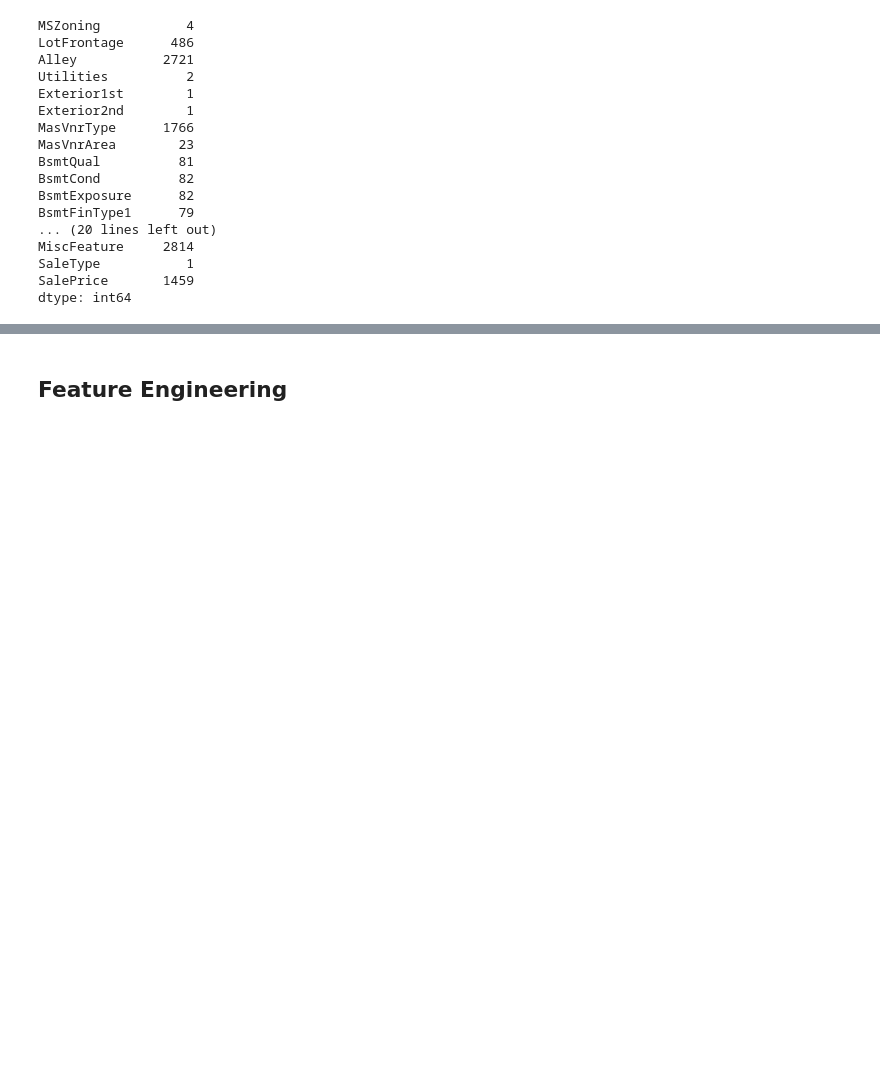
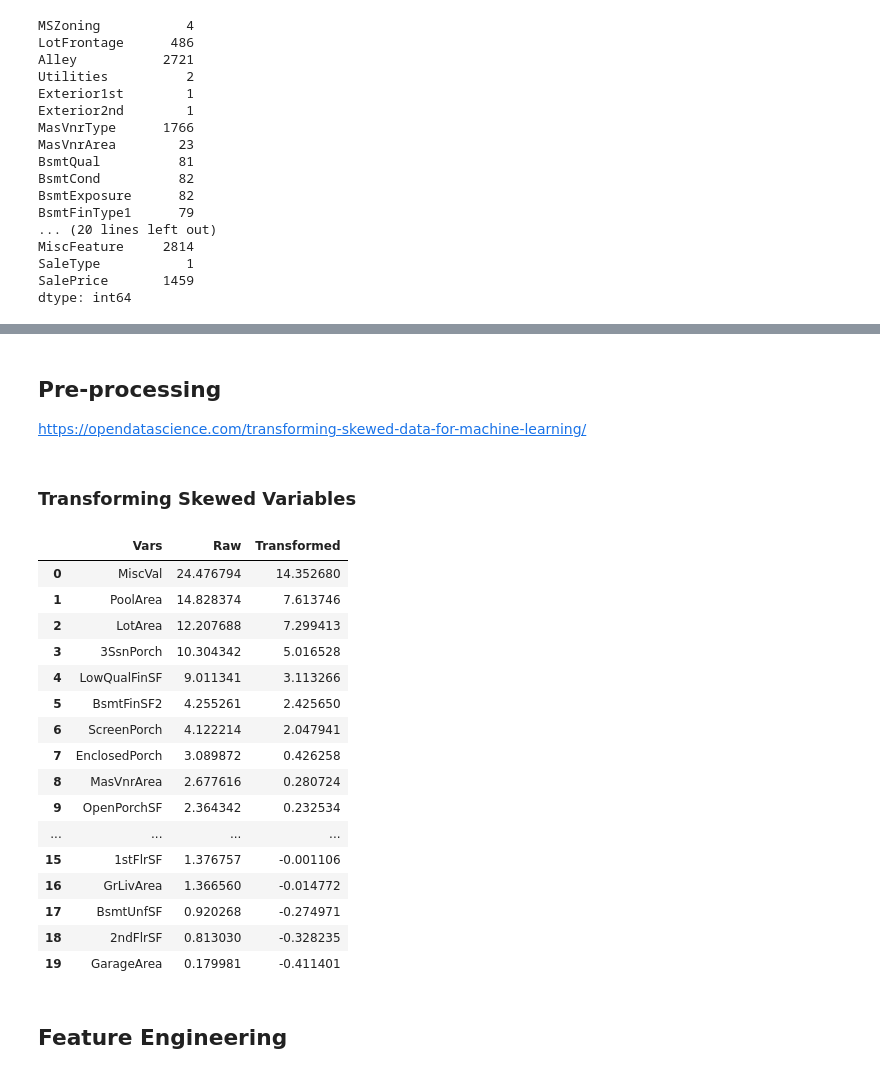
Before and after one commit to stephanie-yz/House-Prices, a Jupyter notebook: 01 Data Cleaning.ipynb, the cells around one changed output, grey strips where cells are left out. Drawn from its saved outputs; the diff is of its cells as text; code cells hidden in the pictures; blank space fills up the shorter version.

Commit message:
unskew and scale continuous variables

```diff
--- a/01 Data Cleaning.ipynb
+++ b/01 Data Cleaning.ipynb
@@ -146,14 +148,15 @@ test_lot = test_raw[['LotFrontage', 'LotArea']]
 test_lot = imp_knn.transform(test_lot)
 
 
-## combine all back in to a single table
+## combine all back in to a single train/test tables
 train_clean = pd.concat([train_cat, train_num, train_lot.drop('LotArea', axis=1), train_raw['SalePrice']], axis=1)
+train_clean = train_clean[train_raw.columns]
+
 test_clean = pd.concat([test_cat, test_num, test_lot.drop('LotArea', axis=1)], axis=1)
-alldata = pd.concat([train_clean, test_clean], axis=0).reset_index(drop=True)
-alldata = alldata[alldata_raw.columns]
+test_clean = test_clean[test_raw.columns]
 
 
 ## check all NaN have been removed
-print(alldata[cols_w_nan].isna().sum())
+print(pd.concat([train_clean, test_clean], axis=0)[cols_w_nan].isna().sum())
 # %% [output]
 MSZoning           0
@@ -174,3 +177,55 @@ SaleType           0
 SalePrice       1459
 dtype: int64
 [figure]
+# %% [markdown]
+## Pre-processing
+
+https://opendatascience.com/transforming-skewed-data-for-machine-learning/
+# %% [markdown]
+### Transforming Skewed Variables
+# %%
+## Identify skewed continuous variables
+cont_var = train_clean.select_dtypes(include='number').columns.to_list()
+discr_var=['Id', 'OverallQual', 'OverallCond', 'BsmtFullBath', 'BsmtHalfBath', 'FullBath', 'HalfBath',
+    'BedroomAbvGr', 'KitchenAbvGr', 'TotRmsAbvGrd', 'Fireplaces', 'GarageCars', 'MoSold', 'YrSold',
+    'YearBuilt', 'YearRemodAdd', 'GarageYrBlt']
+for var in discr_var:
+    cont_var.remove(var)
+skew_var = train_clean[cont_var].skew(numeric_only=True).sort_values(ascending=False)
+
+## Apply boxcox algorithm to optimise normalisation/removal of skew
+## Except SalePrice - force to use log transformation - easier to transform back later
+train_clean_boxcox  = pd.DataFrame()
+test_clean_boxcox  = pd.DataFrame()
+boxcox_lmbdas = {}
+
+for var in skew_var.keys():
+    if var != 'SalePrice':
+        train_clean_boxcox[var],lmbda = boxcox(train_clean[var]+1)
+        boxcox_lmbdas[var] = lmbda
+        test_clean_boxcox[var] = boxcox(test_clean[var]+1, lmbda=lmbda)
+    else:
+        train_clean_boxcox[var] = np.log(train_clean[var])
+        boxcox_lmbdas[var] = 0
+skew_var_boxcox = train_clean_boxcox.skew(numeric_only=True).sort_values(ascending=False)
+
+# compare skewness before and after boxcox (0 means no skew)
+pd.DataFrame({'Vars':skew_var.keys(), 'Raw':skew_var.values, 'Transformed':skew_var_boxcox.values})
+# %% [output]
+|  | Vars | Raw | Transformed |
+| 0 | MiscVal | 24.476794 | 14.352680 |
+| 1 | PoolArea | 14.828374 | 7.613746 |
+| 2 | LotArea | 12.207688 | 7.299413 |
+| 3 | 3SsnPorch | 10.304342 | 5.016528 |
+| 4 | LowQualFinSF | 9.011341 | 3.113266 |
+| 5 | BsmtFinSF2 | 4.255261 | 2.425650 |
+| 6 | ScreenPorch | 4.122214 | 2.047941 |
+| 7 | EnclosedPorch | 3.089872 | 0.426258 |
+| 8 | MasVnrArea | 2.677616 | 0.280724 |
+| 9 | OpenPorchSF | 2.364342 | 0.232534 |
+| ... | ... | ... | ... |
+| 15 | 1stFlrSF | 1.376757 | -0.001106 |
+| 16 | GrLivArea | 1.366560 | -0.014772 |
+| 17 | BsmtUnfSF | 0.920268 | -0.274971 |
+| 18 | 2ndFlrSF | 0.813030 | -0.328235 |
+| 19 | GarageArea | 0.179981 | -0.411401 |
```
Also changed, not shown: parts of 5 cells of this notebook.
